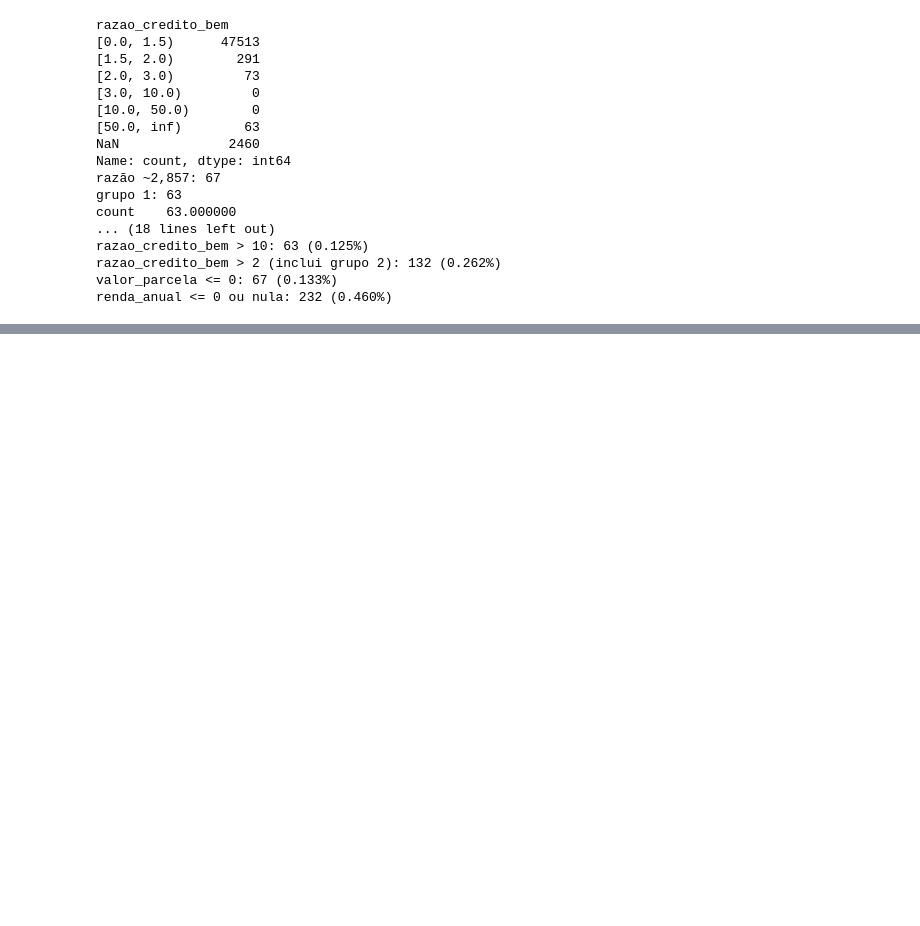
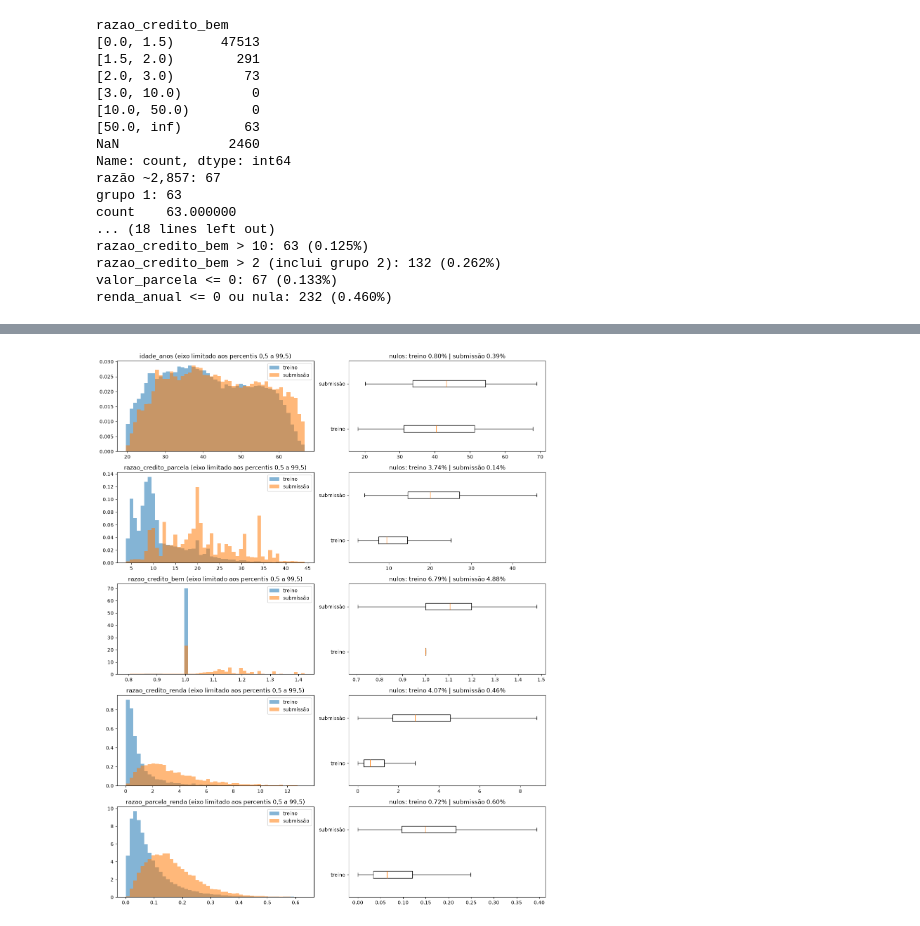
Before and after one commit to Gabverz/DS-Accelerator, a Jupyter notebook: notebooks/03_features_modelagem.ipynb, the cells around one changed output, grey strips where cells are left out. Saved outputs shown, nothing was run; the diff lists cells and outputs as text; code cells hidden in the pictures; blank space fills up the shorter version.

Commit message:
feat: grupo A, faixas das razões com política (>10), diagnóstico de shift e score v2

```diff
--- a/notebooks/03_features_modelagem.ipynb
+++ b/notebooks/03_features_modelagem.ipynb
@@ -289,0 +369,37 @@ renda_anual <= 0 ou nula: 232 (0.460%)
+# %%
+# ============================================================
+# Grupo A (versão final) e gráficos treino vs submissão
+# ============================================================
+import matplotlib.pyplot as plt
+importlib.reload(fn)
+
+base_treino = fn.criar_features_grupo_a(base_treino)
+base_submissao = fn.criar_features_grupo_a(base_submissao)
+
+COLS_A = ["idade_anos", "razao_credito_parcela", "razao_credito_bem",
+          "razao_credito_renda", "razao_parcela_renda"]
+
+fig, eixos = plt.subplots(len(COLS_A), 2, figsize=(13, 3.2 * len(COLS_A)))
+for i, col in enumerate(COLS_A):
+    tr, sb = base_treino[col].dropna(), base_submissao[col].dropna()
+    comb = pd.concat([tr, sb])
+    lo, hi = comb.quantile(0.005), comb.quantile(0.995)
+    bins = np.linspace(lo, hi, 50)
+
+    # Esquerda: distribuições sobrepostas (densidade)
+    ax = eixos[i, 0]
+    ax.hist(tr, bins=bins, density=True, alpha=0.55, label="treino")
+    ax.hist(sb, bins=bins, density=True, alpha=0.55, label="submissão")
+    ax.set_title(f"{col} (eixo limitado aos percentis 0,5 a 99,5)")
+    ax.legend()
+
+    # Direita: boxplot sem outliers + percentual de nulos no título
+    ax = eixos[i, 1]
+    ax.boxplot([tr, sb], tick_labels=["treino", "submissão"], showfliers=False, orientation="horizontal")
+    ax.set_title(f"nulos: treino {base_treino[col].isna().mean():.2%} | "
+                 f"submissão {base_submissao[col].isna().mean():.2%}")
+
+plt.tight_layout()
+plt.show()
+# %% [output]
+[figure, added]
```
Also changed, not shown: parts of 8 cells of this notebook, 1 other file.
